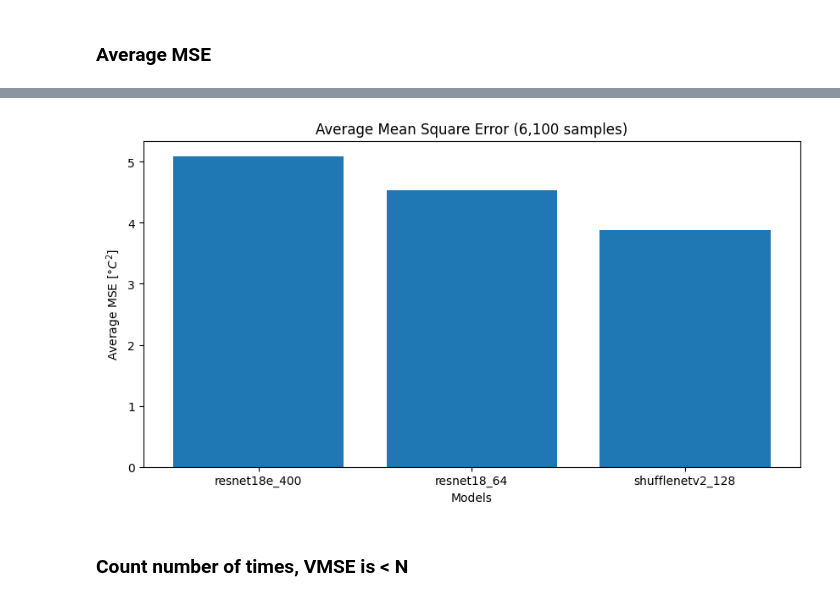
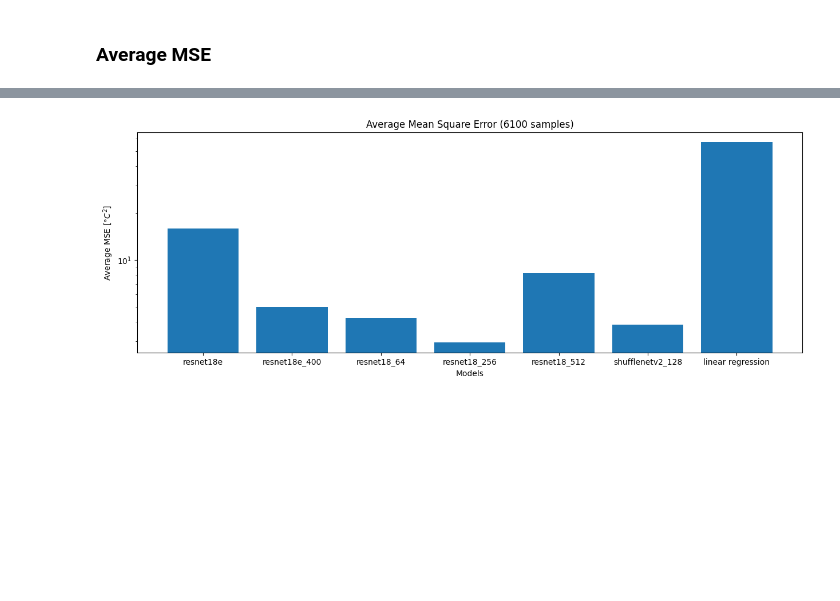
Before and after one commit to tsopeter/835-Final-Project, a Jupyter notebook: CompareModels.ipynb, the cells around one changed output, grey strips where cells are left out. Saved outputs shown, nothing was run; the diff lists cells and outputs as text; code cells hidden in the pictures; blank space fills up the shorter version.

```diff
--- a/CompareModels.ipynb
+++ b/CompareModels.ipynb
@@ -305,21 +306,33 @@ MSE: 3.724259614944458
 # %%
 Models = {}
 Nsamples   = 100
-Models['resnet18e_400']    = np.zeros((Nsamples,1))
-Models['resnet18_64']      = np.zeros((Nsamples,1))
-Models['shufflenetv2_128'] = np.zeros((Nsamples,1))
 
-for i in range(Nsamples):
-    y_pred, y_test = model_runner_interface('Resnet18_400/resnet18e_400.pth')
-    Models['resnet18e_400'][i]=(((y_pred - y_test) ** 2).mean())
+ResNet18E = resnet18_baseline_model_runner_get_basic_model()
+y_pred, y_test = model_runner_interface('Resnet18Models/resnet18e.pth', N=Nsamples)
+Models['resnet18e']=(((y_pred - y_test) ** 2).mean())
 
-    SupConModel, RegressionModel = resnet18_model_runner_get_basic_models()
-    y_pred, y_test = model_runner_interface('ConModels/Resnet18/5_400ep_64e_r_200ep_1_t1.0_b128/Regressor/resnet18_regression_model3_c_400ep_64e_r_200ep_1.pth')
-    Models['resnet18_64'][i]=(((y_pred - y_test) ** 2).mean())
+ResNet18E = resnet18_baseline_model_runner_get_basic_model()
+y_pred, y_test = model_runner_interface('Resnet18_400/resnet18e_400.pth', N=Nsamples)
+Models['resnet18e_400']=(((y_pred - y_test) ** 2).mean())
 
-    SupConModel, RegressionModel = shufflenetv2_x1_model_runner_get_basic_model()
-    y_pred, y_test = model_runner_interface('ConModels/ShuffleNetV2/1_400ep_128e_r_200ep_1_t1.0_x1/Regressor/shufflenetv2_regression_model_c_400ep_128e_r_200ep_1.pth')
-    Models['shufflenetv2_128'][i]=(((y_pred - y_test) ** 2).mean())
+SupConModel, RegressionModel = resnet18_model_runner_get_basic_models()
+y_pred, y_test = model_runner_interface('ConModels/Resnet18/5_400ep_64e_r_200ep_1_t1.0_b128/Regressor/resnet18_regression_model3_c_400ep_64e_r_200ep_1.pth', N=Nsamples)
+Models['resnet18_64']=(((y_pred - y_test) ** 2).mean())
+
+SupConModel, RegressionModel = resnet18_model_runner_get_basic_models()
+y_pred, y_test = model_runner_interface('ConModels/Resnet18/1_400ep_256e_r_200ep_1_t1.0_b128/Regressor/resnet18_regression_model3_c_400ep_256e_r_200ep_1.pth', N=Nsamples)
+Models['resnet18_256']=(((y_pred - y_test) ** 2).mean())
+
+SupConModel, RegressionModel = resnet18_model_runner_get_basic_models()
+y_pred, y_test = model_runner_interface('ConModels/Resnet18/4_400ep_512e_r_200ep_1_t1.0_b128/Regressor/resnet18_regression_model3_c_400ep_512e_r_200ep_1.pth', N=Nsamples)
+Models['resnet18_512']=(((y_pred - y_test) ** 2).mean())
+
+SupConModel, RegressionModel = shufflenetv2_x1_model_runner_get_basic_model()
+y_pred, y_test = model_runner_interface('ConModels/ShuffleNetV2/1_400ep_128e_r_200ep_1_t1.0_x1/Regressor/shufflenetv2_regression_model_c_400ep_128e_r_200ep_1.pth', N=Nsamples)
+Models['shufflenetv2_128']=(((y_pred - y_test) ** 2).mean())
+
+y_pred, y_test = linear_regression_model(N=Nsamples)
+Models['linear regression']=(((y_pred - y_test) ** 2).mean())
 # %% [output]
 Path to dataset files: C:\Users\tsope\.cache\kagglehub\datasets\juanda220485\synthetic-dataset-of-speckle-images\versions\1
 Path to dataset files: C:\Users\tsope\.cache\kagglehub\datasets\juanda220485\synthetic-dataset-of-speckle-images\versions\1
@@ -344,16 +346,15 @@ np.save('shufflenetv2_64_x1_mse.npy', Models['shufflenetv2_128'])
 np.save('resnet18e_400_mse.npy', Models['resnet18e_400'])
 np.save('resnet18_64_mse.npy', Models['resnet18_64'])
 # %%
-plt.figure(figsize=[10, 5])
+plt.figure(figsize=[15, 5])
 plt.bar(
     [key for key, _ in Models.items()],
-    [value.mean() for _, value in Models.items()]
+    [value for _, value in Models.items()]
 )
-plt.title("Average Mean Square Error (6,100 samples)")
+plt.title(f"Average Mean Square Error ({Nsamples*61} samples)")
 plt.xlabel("Models")
 plt.ylabel(r"Average MSE $[\degree C^2]$")
+plt.yscale('log')
 plt.show()
 # %% [output]
-[figure, old version]
+[figure, new version]
-# %% [markdown]
-### Count number of times, VMSE is < N
```
Also changed, not shown: parts of 3 cells of this notebook, 1 other file.
